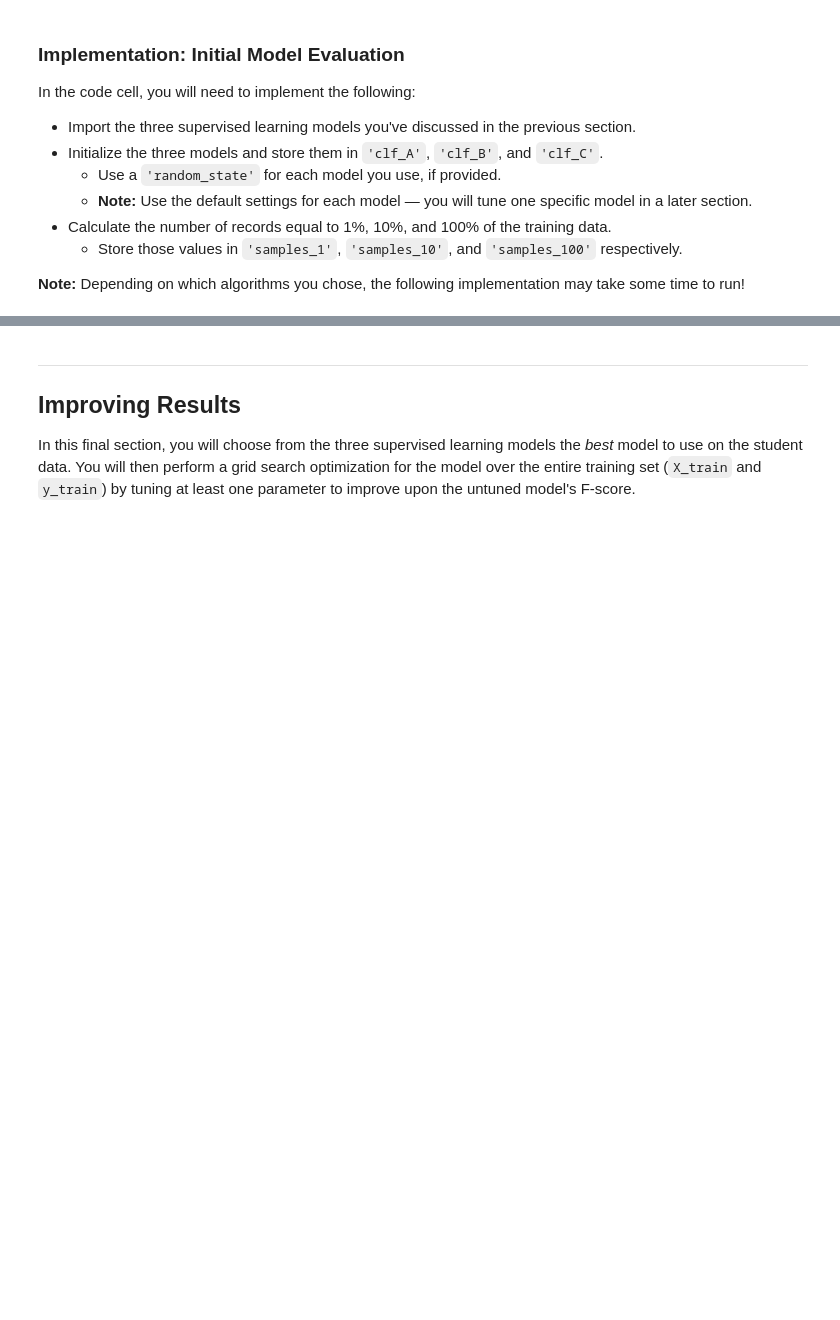
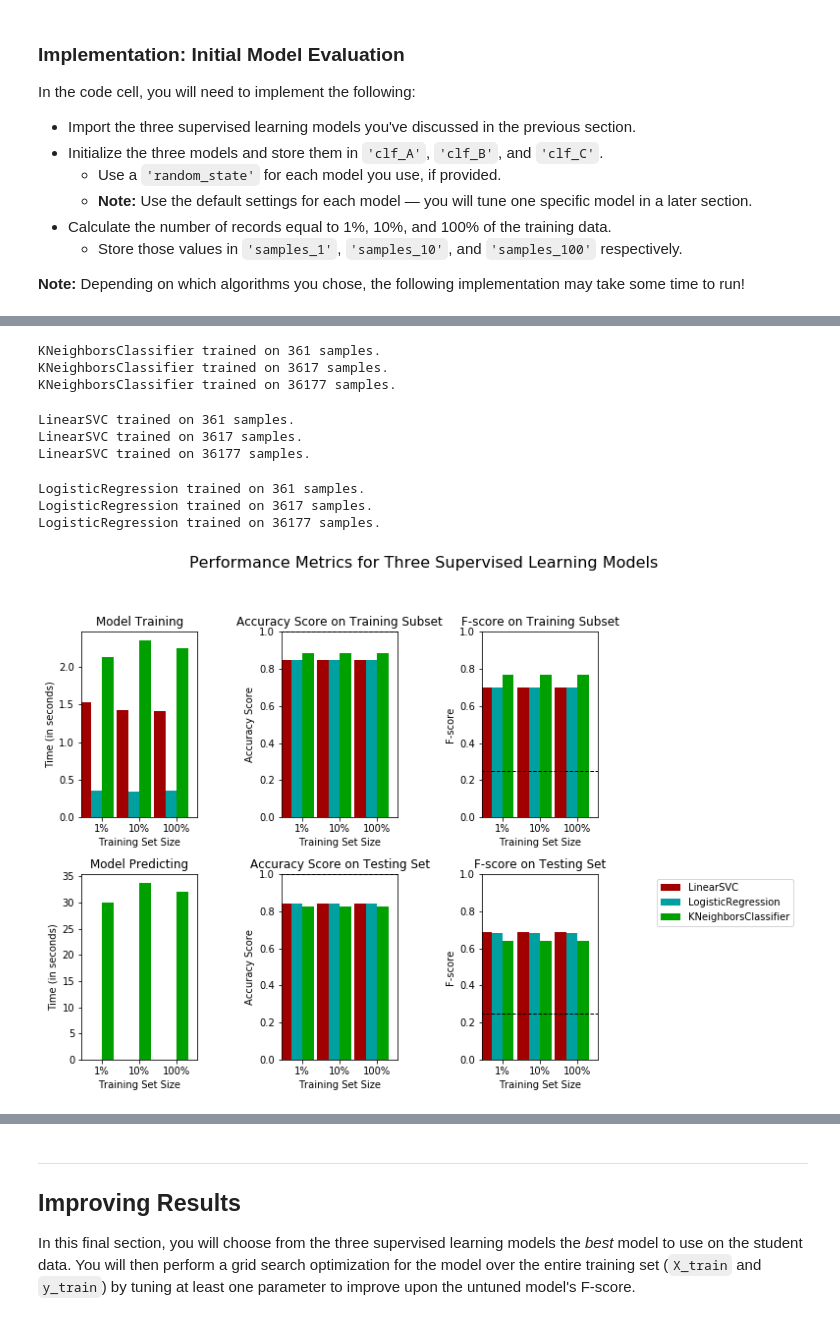
Before and after one commit to shabububu/machine-learning, a Jupyter notebook: projects/finding_donors/finding_donors.ipynb, the cells around one changed output, grey strips where cells are left out. Saved outputs shown, nothing was run; the diff lists cells and outputs as text; code cells hidden in the pictures; blank space fills up the shorter version.

```diff
--- a/projects/finding_donors/finding_donors.ipynb
+++ b/projects/finding_donors/finding_donors.ipynb
@@ -477,0 +535,24 @@ DecisionTreeClassifier trained on 36177 samples.
+# %%
+# Collect results on the learners
+results = {}
+#for clf in [clf_A, clf_B, clf_C, clf_D, clf_E]:
+for clf in [clf_B, clf_F, clf_G]:
+    clf_name = clf.__class__.__name__
+    results[clf_name] = {}
+    for i, samples in enumerate([samples_1, samples_10, samples_100]):
+        results[clf_name][i] = \
+        train_predict(clf, samples, X_train, y_train, X_test, y_test)
+
+# Run metrics visualization for the three supervised learning models chosen
+vs.evaluate(results, accuracy, fscore)
+# %% [output]
+KNeighborsClassifier trained on 361 samples.
+KNeighborsClassifier trained on 3617 samples.
+KNeighborsClassifier trained on 36177 samples.
+LinearSVC trained on 361 samples.
+LinearSVC trained on 3617 samples.
+LinearSVC trained on 36177 samples.
+LogisticRegression trained on 361 samples.
+LogisticRegression trained on 3617 samples.
+LogisticRegression trained on 36177 samples.
+[figure, added]
```
Also changed, not shown: parts of 11 cells of this notebook.
